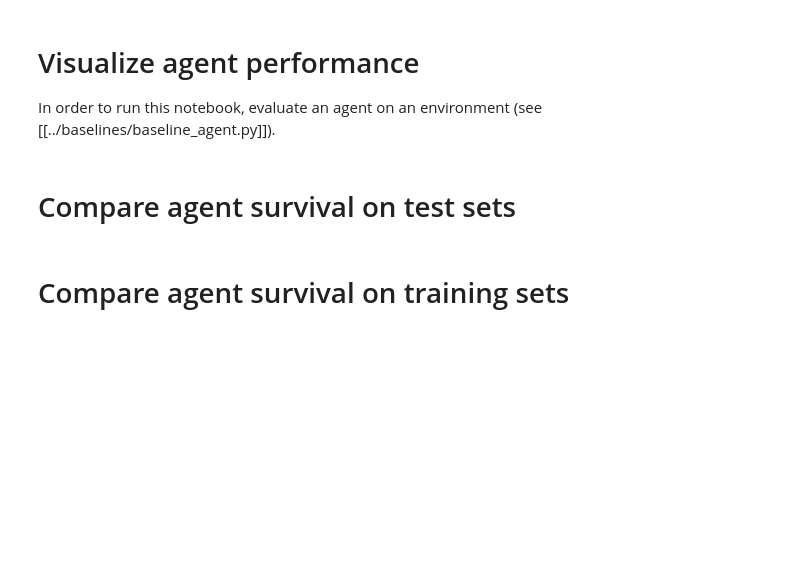
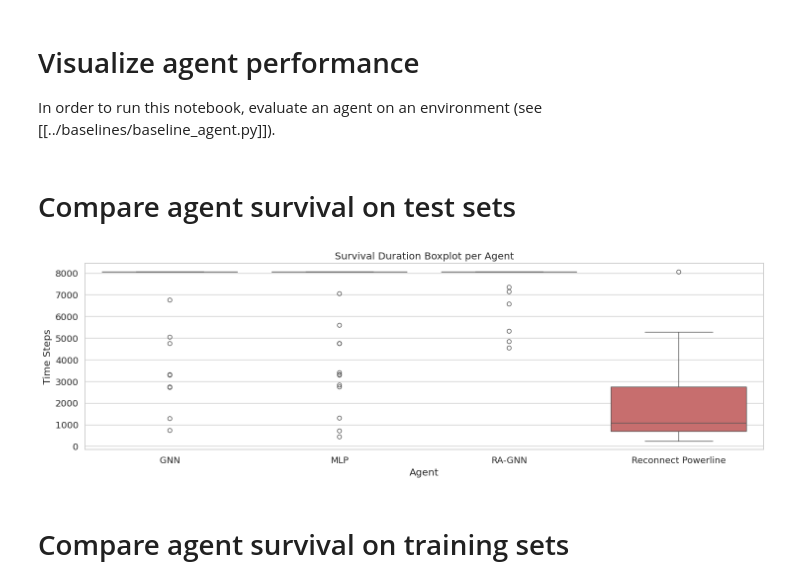
Before and after one commit to HansDampf37/NRI-for-explainable-RL-in-Power-Grids, a Jupyter notebook: src/visualization/visualize_agent_eval_results.ipynb, the cells around one changed output. Drawn from its saved outputs; the diff is of its cells as text; code cells hidden in the pictures; blank space fills up the shorter version.

```diff
--- a/src/visualization/visualize_agent_eval_results.ipynb
+++ b/src/visualization/visualize_agent_eval_results.ipynb
@@ -18,13 +18,15 @@ from src.visualization import get_evaluation_metrics, visualize_agent_survival,
 # %% [markdown]
 # Compare agent survival on test sets
 # %%
-# ppo_gnn_metrics = get_evaluation_metrics(Path("/home/adrian/Dev/NRI-for-explainable-RL-in-Power-Grids/results/experiments/1001_compare_all/GNN_CustomPPO_0_47ac9_2026-01-09_19-01-53/evaluations"), "GNN")
-# ppo_mlp_metrics = get_evaluation_metrics(Path("/home/adrian/Dev/NRI-for-explainable-RL-in-Power-Grids/results/experiments/1001_compare_all/MLP_CustomPPO_0_98de8_2026-01-09_19-04-10/evaluations"), "MLP")
+ppo_gnn_metrics = get_evaluation_metrics(Path("/home/adrian/Dev/NRI-for-explainable-RL-in-Power-Grids/results/experiments/1001_compare_all/GNN_CustomPPO_0_47ac9_2026-01-09_19-01-53/evaluations"), "GNN")
+ppo_mlp_metrics = get_evaluation_metrics(Path("/home/adrian/Dev/NRI-for-explainable-RL-in-Power-Grids/results/experiments/1001_compare_all/MLP_CustomPPO_0_98de8_2026-01-09_19-04-10/evaluations"), "MLP")
 # ppo_nri_gnn_metrics = get_evaluation_metrics(Path("/home/adrian/Dev/NRI-for-explainable-RL-in-Power-Grids/results/experiments/1001_compare_all/NRI_GNN_CustomPPO_0_b4e4e_2026-01-09_19-55-03/evaluations"), "NRI-GNN")
-ppo_ra_gnn_metrics = get_evaluation_metrics(Path("/home/adrian/Schreibtisch/1501_rappo_with_anneal_no_pretraining/CustomPPO_0_0fdb1_2026-01-15_12-05-11/evaluations/"), "RA-GNN")
+ppo_ra_gnn_metrics = get_evaluation_metrics(Path("/home/adrian/Schreibtisch/1801_rappo_with_anneal_different_betas/CustomPPO_0_5448b_2026-01-18_14-26-43/evaluations/"), "RA-GNN")
 #ppo_ra_gnn_low_beta_metrics = get_evaluation_metrics(Path("/home/adrian/Dev/NRI-for-explainable-RL-in-Power-Grids/results/experiments/1201_ragnn_prior1_high_beta_temp0_like_gnn/CustomPPO_0_420a7_2026-01-12_13-21-44/evaluations"), "GNN-like")
 reco = get_evaluation_metrics(Path("/home/adrian/Dev/NRI-for-explainable-RL-in-Power-Grids/results/evaluations/reco_powerline_agent/val"), "Reconnect Powerline")
 visualize_agent_survival([ppo_gnn_metrics, ppo_mlp_metrics, ppo_ra_gnn_metrics, reco])
+# %% [output]
+[figure, added]
 # %% [markdown]
 # Compare agent survival on training sets
 # %%
```
Also changed, not shown: 2 other files.
